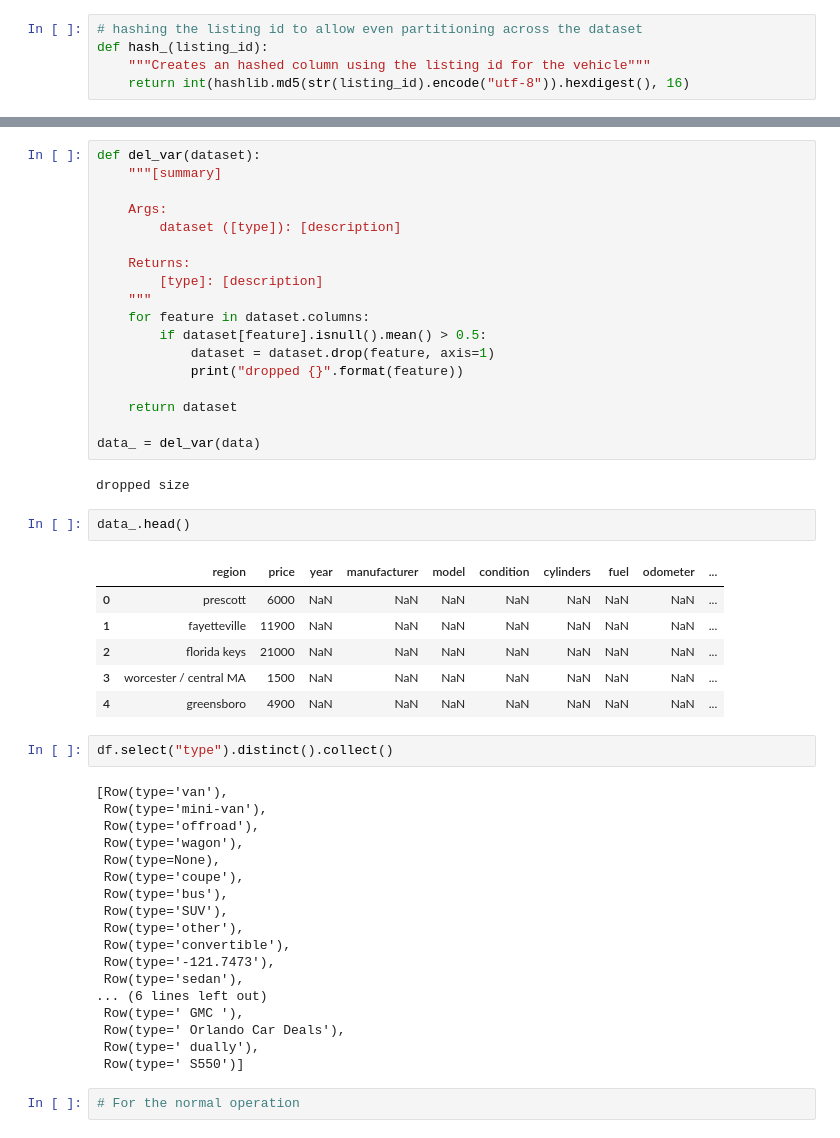
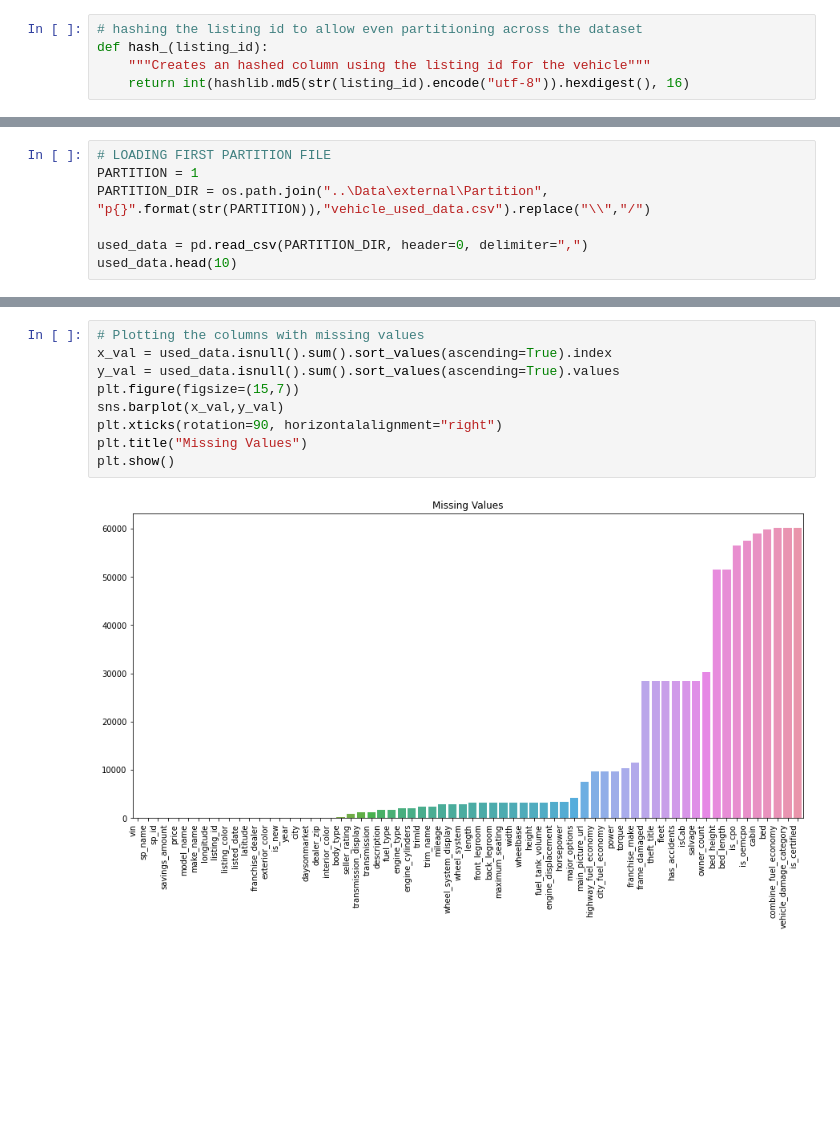
Before and after one commit to psalishol/used-car-price-in-united-state, a Jupyter notebook: notebooks/preprocessing.ipynb, the cells around one changed output, grey strips where cells are left out. Cells and saved outputs as stored; diff of their text form; blank space fills up the shorter version.

Commit message:
Started Data Cleaning

```diff
--- a/notebooks/preprocessing.ipynb
+++ b/notebooks/preprocessing.ipynb
@@ -275,0 +233,7 @@ data['posting_date'] = pd.to_datetime(data['posting_date'])
+# %%
+# LOADING FIRST PARTITION FILE
+PARTITION = 1
+PARTITION_DIR = os.path.join("..\Data\external\Partition", "p{}".format(str(PARTITION)),"vehicle_used_data.csv").replace("\\","/")
+
+used_data = pd.read_csv(PARTITION_DIR, header=0, delimiter=",")
+used_data.head(10)
@@ -296,52 +291,12 @@ posting_date        68
 dtype: int64
-# %%
-def del_var(dataset):
-    """[summary]
-
-    Args:
-        dataset ([type]): [description]
-
-    Returns:
-        [type]: [description]
-    """
-    for feature in dataset.columns:
-        if dataset[feature].isnull().mean() > 0.5:
-            dataset = dataset.drop(feature, axis=1)
-            print("dropped {}".format(feature))
-
-    return dataset
-
-data_ = del_var(data)
-# %% [output]
-dropped size
-# %%
-data_.head()
-# %% [output]
-|  | region | price | year | manufacturer | model | condition | cylinders | fuel | odometer | ... |
-| 0 | prescott | 6000 | NaN | NaN | NaN | NaN | NaN | NaN | NaN | ... |
-| 1 | fayetteville | 11900 | NaN | NaN | NaN | NaN | NaN | NaN | NaN | ... |
-| 2 | florida keys | 21000 | NaN | NaN | NaN | NaN | NaN | NaN | NaN | ... |
-| 3 | worcester / central MA | 1500 | NaN | NaN | NaN | NaN | NaN | NaN | NaN | ... |
-| 4 | greensboro | 4900 | NaN | NaN | NaN | NaN | NaN | NaN | NaN | ... |
-# %%
-df.select("type").distinct().collect()
-# %% [output]
-[Row(type='van'),
- Row(type='mini-van'),
- Row(type='offroad'),
- Row(type='wagon'),
- Row(type=None),
- Row(type='coupe'),
- Row(type='bus'),
- Row(type='SUV'),
- Row(type='other'),
- Row(type='convertible'),
- Row(type='-121.7473'),
- Row(type='sedan'),
-... (6 lines left out)
- Row(type=' GMC '),
- Row(type=' Orlando Car Deals'),
- Row(type=' dually'),
- Row(type=' S550')]
-# %%
-# For the normal operation
+# %%
+# Plotting the columns with missing values
+x_val = used_data.isnull().sum().sort_values(ascending=True).index
+y_val = used_data.isnull().sum().sort_values(ascending=True).values
+plt.figure(figsize=(15,7))
+sns.barplot(x_val,y_val)
+plt.xticks(rotation=90, horizontalalignment="right")
+plt.title("Missing Values")
+plt.show()
+# %% [output]
+[figure, added]
```
Also changed, not shown: parts of 28 cells of this notebook.
